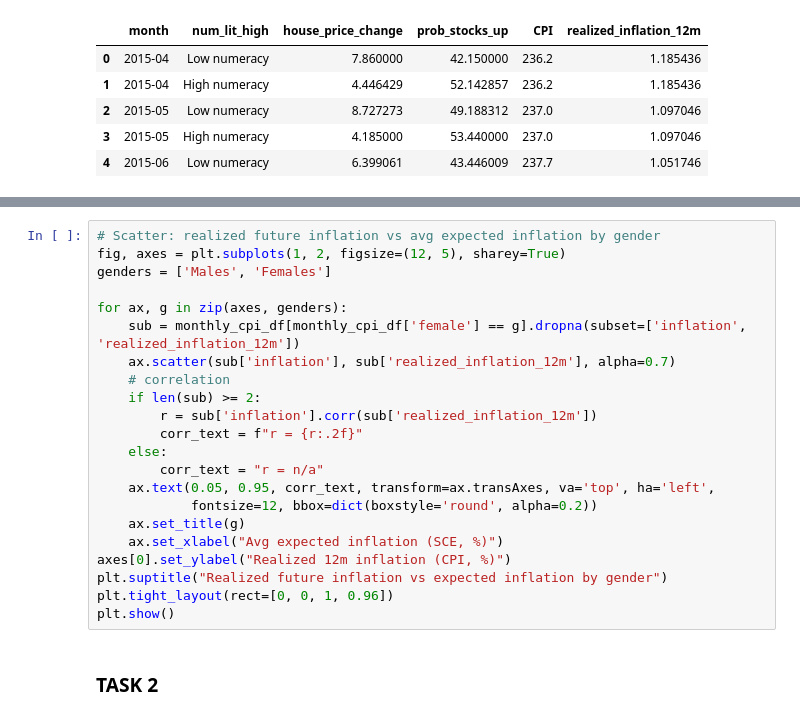
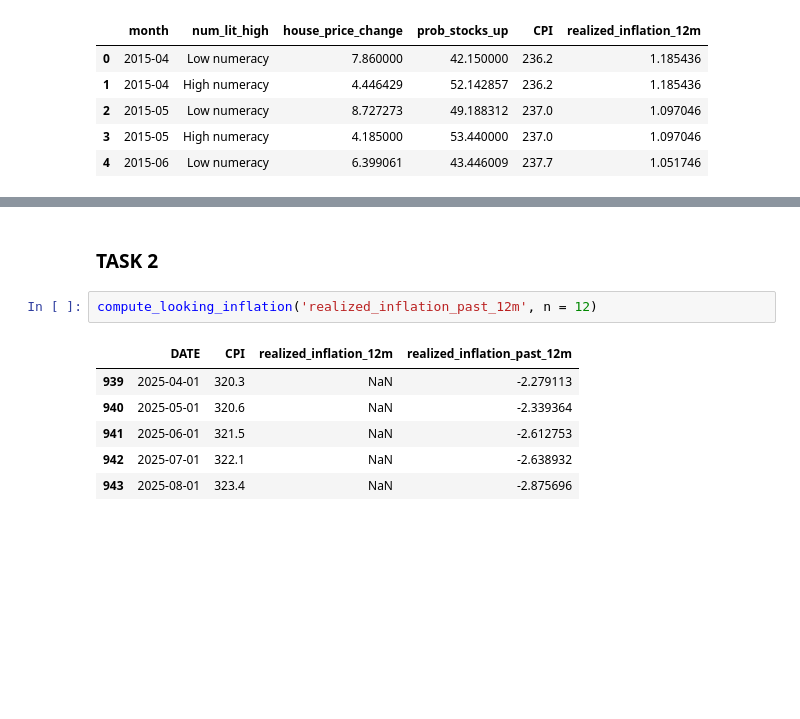
Before and after one commit to David01-234/Team-DVD, a Jupyter notebook: Term_paper.ipynb, the cells around one changed output, grey strips where cells are left out. Drawn from its saved outputs; the diff is of its cells as text; blank space fills up the shorter version.

```diff
--- a/Term_paper.ipynb
+++ b/Term_paper.ipynb
@@ -397,24 +411,11 @@ AttributeError: 'numpy.ndarray' object has no attribute 'scatter'
-# %%
-# Scatter: realized future inflation vs avg expected inflation by gender
-fig, axes = plt.subplots(1, 2, figsize=(12, 5), sharey=True)
-genders = ['Males', 'Females']
-
-for ax, g in zip(axes, genders):
-    sub = monthly_cpi_df[monthly_cpi_df['female'] == g].dropna(subset=['inflation', 'realized_inflation_12m'])
-    ax.scatter(sub['inflation'], sub['realized_inflation_12m'], alpha=0.7)
-    # correlation
-    if len(sub) >= 2:
-        r = sub['inflation'].corr(sub['realized_inflation_12m'])
-        corr_text = f"r = {r:.2f}"
-    else:
-        corr_text = "r = n/a"
-    ax.text(0.05, 0.95, corr_text, transform=ax.transAxes, va='top', ha='left',
-            fontsize=12, bbox=dict(boxstyle='round', alpha=0.2))
-    ax.set_title(g)
-    ax.set_xlabel("Avg expected inflation (SCE, %)")
-axes[0].set_ylabel("Realized 12m inflation (CPI, %)")
-plt.suptitle("Realized future inflation vs expected inflation by gender")
-plt.tight_layout(rect=[0, 0, 1, 0.96])
-plt.show()
 # %% [markdown]
 ### TASK 2
+# %%
+compute_looking_inflation('realized_inflation_past_12m', n = 12)
+# %% [output]
+|  | DATE | CPI | realized_inflation_12m | realized_inflation_past_12m |
+| 939 | 2025-04-01 | 320.3 | NaN | -2.279113 |
+| 940 | 2025-05-01 | 320.6 | NaN | -2.339364 |
+| 941 | 2025-06-01 | 321.5 | NaN | -2.612753 |
+| 942 | 2025-07-01 | 322.1 | NaN | -2.638932 |
+| 943 | 2025-08-01 | 323.4 | NaN | -2.875696 |
```
Also changed, not shown: parts of 3 cells of this notebook.
